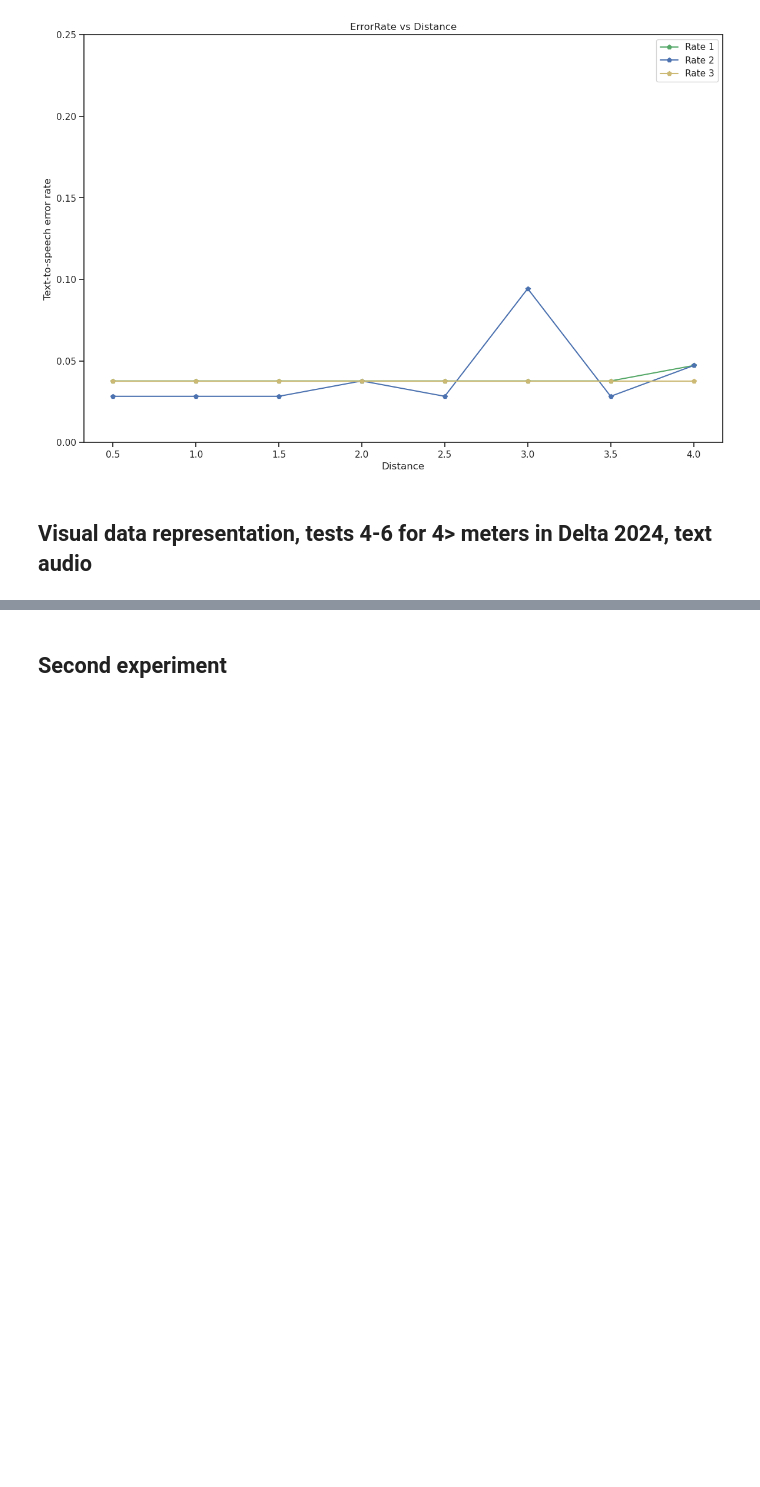
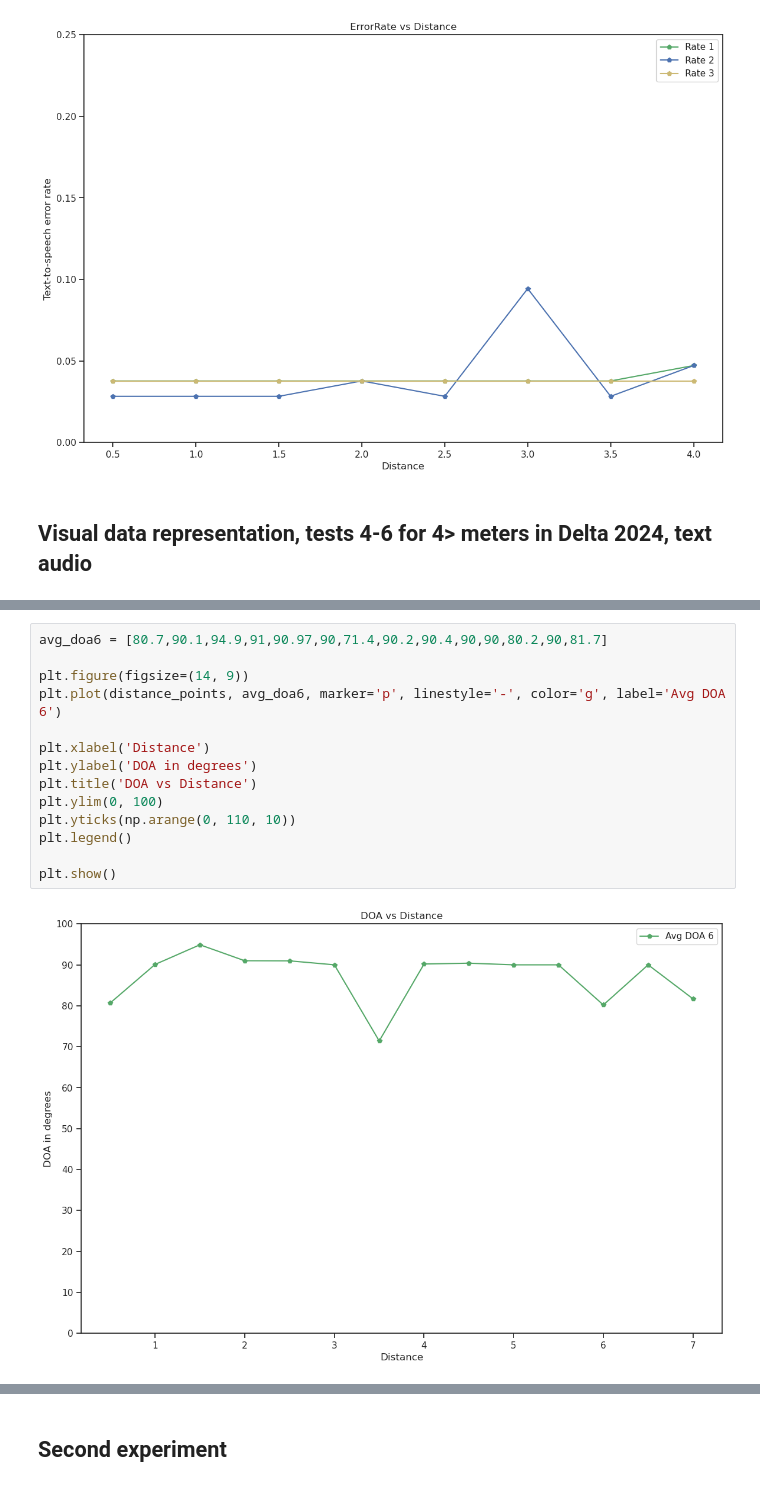
Before and after one commit to SemuBot/nizamov-thesis-2024-semubot-audiosystem, a Jupyter notebook: snr.ipynb, the cells around one changed output, grey strips where cells are left out. Cells and saved outputs as stored; diff of their text form; blank space fills up the shorter version.

```diff
--- a/snr.ipynb
+++ b/snr.ipynb
@@ -538,0 +554,16 @@ plt.show()
+# %%
+avg_doa6 = [80.7,90.1,94.9,91,90.97,90,71.4,90.2,90.4,90,90,80.2,90,81.7]
+
+plt.figure(figsize=(14, 9))
+plt.plot(distance_points, avg_doa6, marker='p', linestyle='-', color='g', label='Avg DOA 6')
+
+plt.xlabel('Distance')
+plt.ylabel('DOA in degrees')
+plt.title('DOA vs Distance')
+plt.ylim(0, 100)
+plt.yticks(np.arange(0, 110, 10))
+plt.legend()
+
+plt.show()
+# %% [output]
+[figure, added]
```
Also changed, not shown: parts of 13 cells of this notebook, 30 other files.
